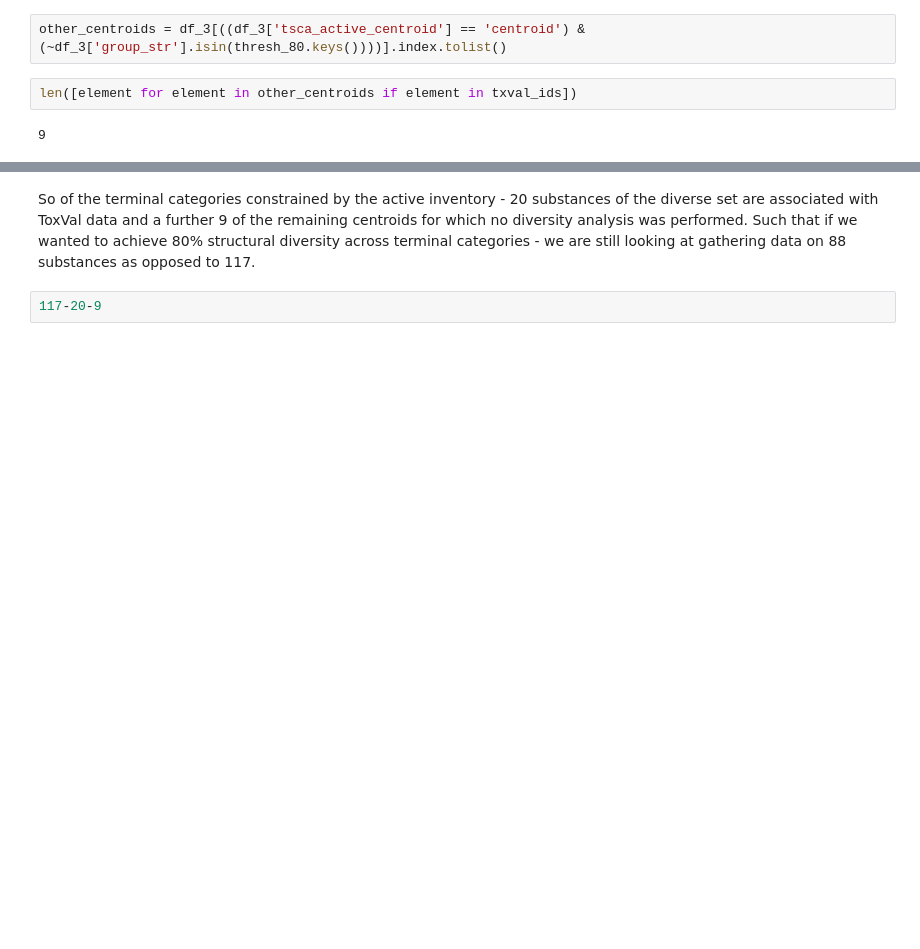
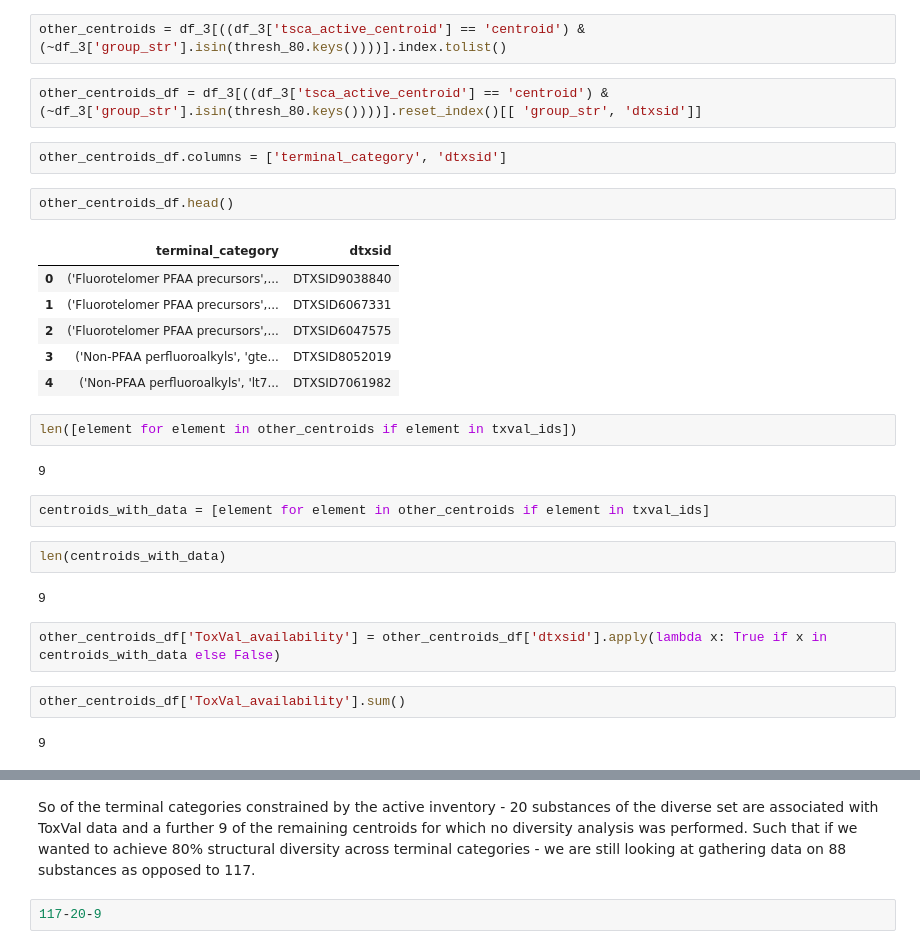
Before and after one commit to patlewig/nts_pfas, a Jupyter notebook: notebooks/11_wTSCAConstraints-diverse-wtoxval.ipynb, the cells around one changed output, grey strips where cells are left out. Cells and saved outputs as stored; diff of their text form; blank space fills up the shorter version.

```diff
--- a/notebooks/11_wTSCAConstraints-diverse-wtoxval.ipynb
+++ b/notebooks/11_wTSCAConstraints-diverse-wtoxval.ipynb
@@ -588,6 +604,31 @@ df_expanded['ToxVal_availability'].sum()
 # %%
 other_centroids = df_3[((df_3['tsca_active_centroid'] == 'centroid') & (~df_3['group_str'].isin(thresh_80.keys())))].index.tolist()
+# %%
+other_centroids_df = df_3[((df_3['tsca_active_centroid'] == 'centroid') & (~df_3['group_str'].isin(thresh_80.keys())))].reset_index()[[ 'group_str', 'dtxsid']]
+# %%
+other_centroids_df.columns = ['terminal_category', 'dtxsid']
+# %%
+other_centroids_df.head()
+# %% [output]
+|  | terminal_category | dtxsid |
+| 0 | ('Fluorotelomer PFAA precursors',... | DTXSID9038840 |
+| 1 | ('Fluorotelomer PFAA precursors',... | DTXSID6067331 |
+| 2 | ('Fluorotelomer PFAA precursors',... | DTXSID6047575 |
+| 3 | ('Non-PFAA perfluoroalkyls', 'gte... | DTXSID8052019 |
+| 4 | ('Non-PFAA perfluoroalkyls', 'lt7... | DTXSID7061982 |
 # %%
 len([element for element in other_centroids if element in txval_ids])
 # %% [output]
 9
+# %%
+centroids_with_data = [element for element in other_centroids if element in txval_ids]
+# %%
+len(centroids_with_data)
+# %% [output]
+9
+# %%
+other_centroids_df['ToxVal_availability'] = other_centroids_df['dtxsid'].apply(lambda x: True if x in centroids_with_data else False)
+# %%
+other_centroids_df['ToxVal_availability'].sum()
+# %% [output]
+9
```
Also changed, not shown: parts of 2 cells of this notebook, 1 other file.
